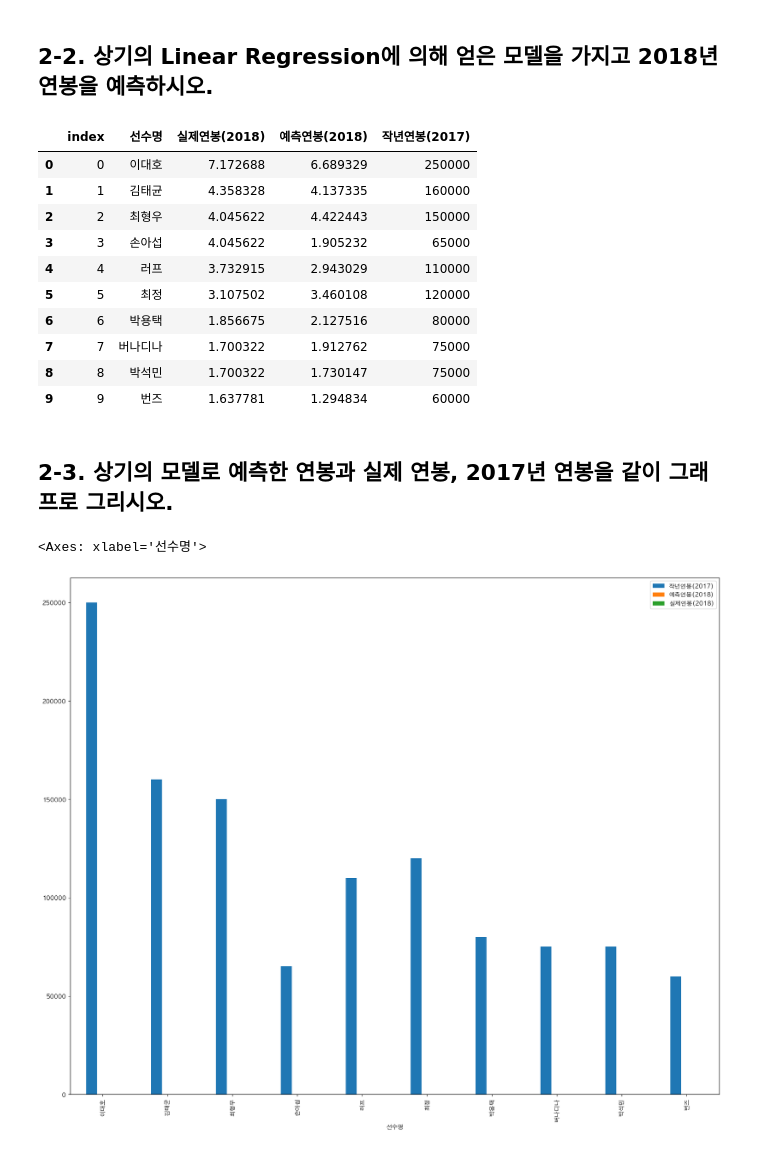
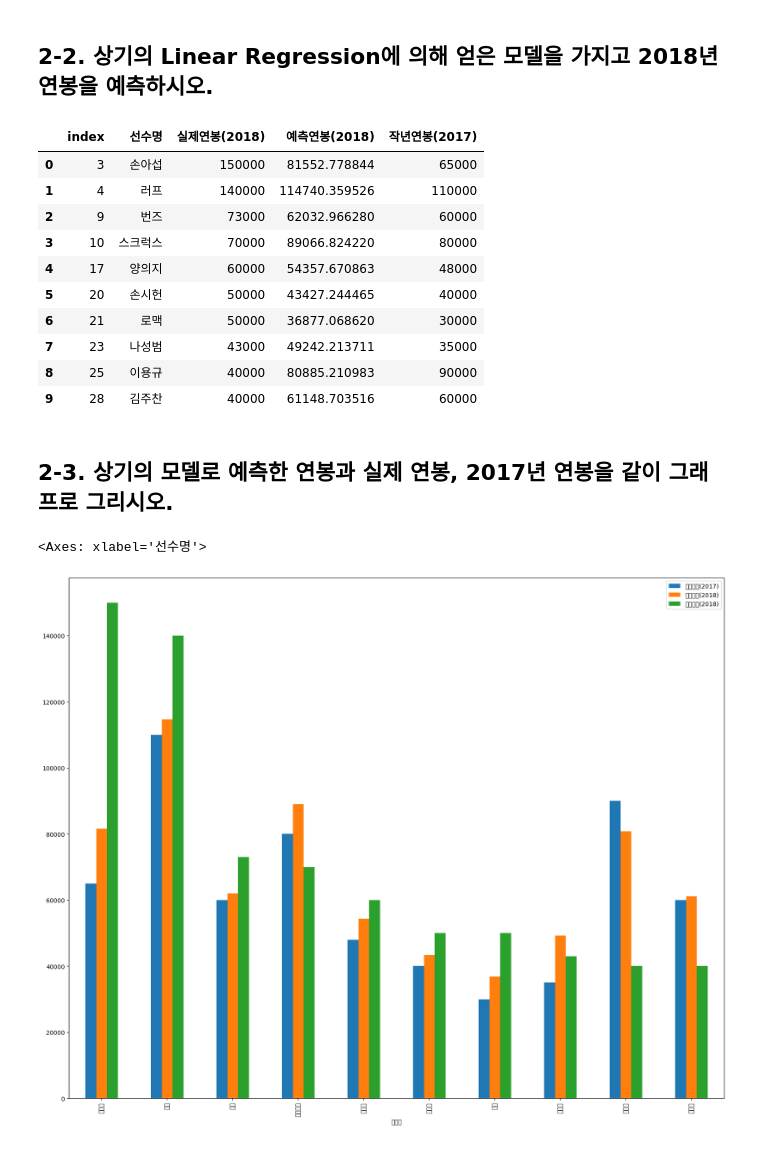
Before and after one commit to DSU-20211473/bigdata, a Jupyter notebook: 20211473-4 feature Linear Regression.ipynb, the cells around one changed output. Cells and saved outputs as stored; diff of their text form; code cells hidden in the pictures.

```diff
--- a/20211473-4 feature Linear Regression.ipynb
+++ b/20211473-4 feature Linear Regression.ipynb
@@ -69,5 +65,3 @@ import matplotlib as mpl
-# %%
-mpl.rc('font', family='AppleGothic')
 # %% [markdown]
 ###### 예측할 대상인 '연봉'에 대한 정보
 # %%
@@ -186,5 +140,5 @@ print(batter_features_df)
 # %%
 # 피처 각각에 대한 scaling을 수행합니다.
-scale_columns = ['경기', '타석', '타수', '안타', '홈런', '득점', '타점', '볼넷', '삼진', '도루', '타율', '출루율', '장타율', 'OPS', 'wOBA', 'WAR', '연봉(2018)',
-       '연봉(2017)']
+scale_columns = ['경기', '타석', '타수', '안타', '홈런', '득점', '타점', '볼넷', '삼진', '도루',
+        '타율', '출루율', '장타율', 'OPS', 'wOBA', 'WAR', '연봉(2017)']
 batter_df = standard_scaling(batter, scale_columns)
@@ -457,22 +395,22 @@ result_df = result_df.iloc[:10, :]
 result_df.head(10)
 # %% [output]
 |  | index | 선수명 | 실제연봉(2018) | 예측연봉(2018) | 작년연봉(2017) |
-| 0 | 0 | 이대호 | 7.172688 | 6.689329 | 250000 |
-| 1 | 1 | 김태균 | 4.358328 | 4.137335 | 160000 |
-| 2 | 2 | 최형우 | 4.045622 | 4.422443 | 150000 |
-| 3 | 3 | 손아섭 | 4.045622 | 1.905232 | 65000 |
-| 4 | 4 | 러프 | 3.732915 | 2.943029 | 110000 |
-| 5 | 5 | 최정 | 3.107502 | 3.460108 | 120000 |
-| 6 | 6 | 박용택 | 1.856675 | 2.127516 | 80000 |
-| 7 | 7 | 버나디나 | 1.700322 | 1.912762 | 75000 |
-| 8 | 8 | 박석민 | 1.700322 | 1.730147 | 75000 |
-| 9 | 9 | 번즈 | 1.637781 | 1.294834 | 60000 |
+| 0 | 3 | 손아섭 | 150000 | 81552.778844 | 65000 |
+| 1 | 4 | 러프 | 140000 | 114740.359526 | 110000 |
+| 2 | 9 | 번즈 | 73000 | 62032.966280 | 60000 |
+| 3 | 10 | 스크럭스 | 70000 | 89066.824220 | 80000 |
+| 4 | 17 | 양의지 | 60000 | 54357.670863 | 48000 |
+| 5 | 20 | 손시헌 | 50000 | 43427.244465 | 40000 |
+| 6 | 21 | 로맥 | 50000 | 36877.068620 | 30000 |
+| 7 | 23 | 나성범 | 43000 | 49242.213711 | 35000 |
+| 8 | 25 | 이용규 | 40000 | 80885.210983 | 90000 |
+| 9 | 28 | 김주찬 | 40000 | 61148.703516 | 60000 |
 # %% [markdown]
 ## 2-3. 상기의 모델로 예측한 연봉과 실제 연봉, 2017년 연봉을 같이 그래프로 그리시오.
 # %%
 # 선수별 연봉 정보(작년 연봉, 예측 연봉, 실제 연봉)를 bar 그래프로 출력합니다.
-mpl.rc('font', family='AppleGothic')
+#mpl.rc('font', family='NanumGothicOTF')
 result_df.plot(x='선수명', y=['작년연봉(2017)', '예측연봉(2018)', '실제연봉(2018)'], kind="bar")
 # %% [output]
 <Axes: xlabel='선수명'>
-[figure, old version]
+[figure, new version]
```
Also changed, not shown: parts of 13 cells of this notebook.
